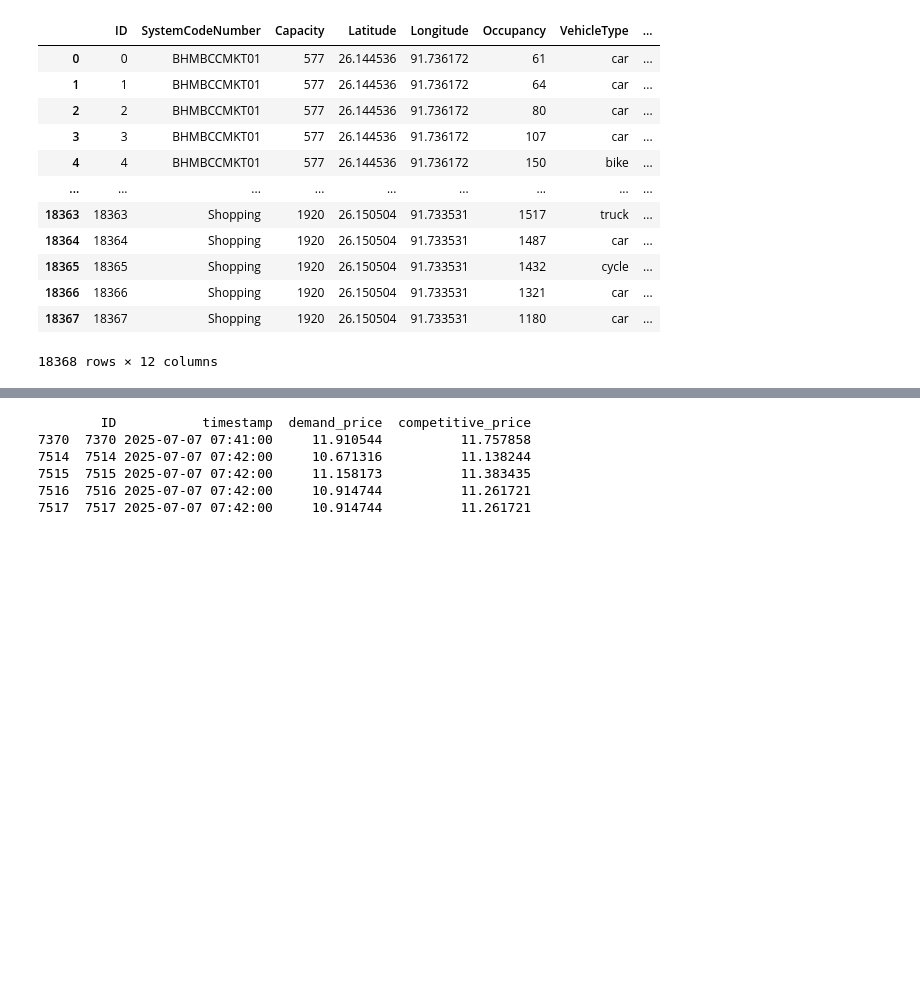
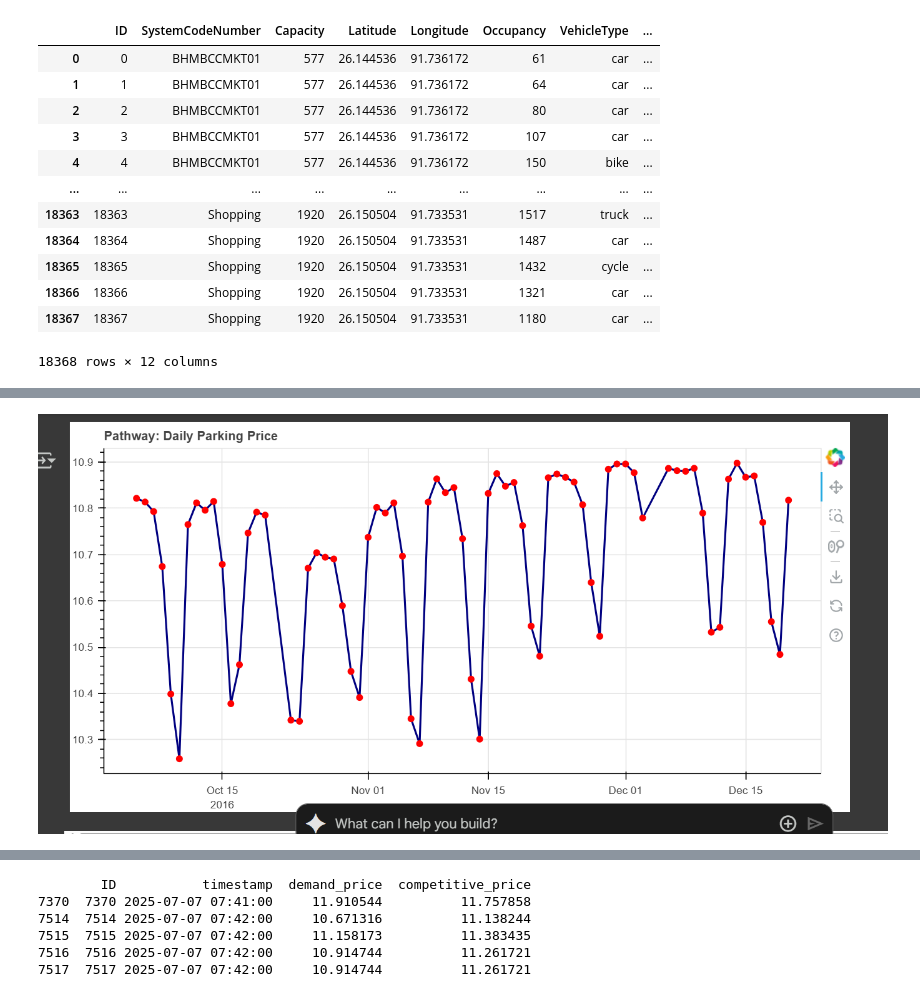
Before and after one commit to yashitchugh/Dynamic-Pricing-for-Urban-Parking-Lots, a Jupyter notebook: xyz.ipynb, the cells around one changed output, grey strips where cells are left out. Saved outputs shown, nothing was run; the diff lists cells and outputs as text; code cells hidden in the pictures; blank space fills up the shorter version.

```diff
--- a/xyz.ipynb
+++ b/xyz.ipynb
@@ -503,3 +505,7 @@ WARNING:pathway_engine.connectors.monitoring:PythonReader: Closing the data sour
+# %%
+Image(filename="C:/Users/Yashit/OneDrive/Pictures/Screenshots/Screenshot 2025-07-07 235458.png")
+# %% [output]
+[figure, added]
 # %%
 df['timestamp'] = pd.to_datetime(df['timestamp'])
 # %%
```
Also changed, not shown: parts of 2 cells of this notebook.
